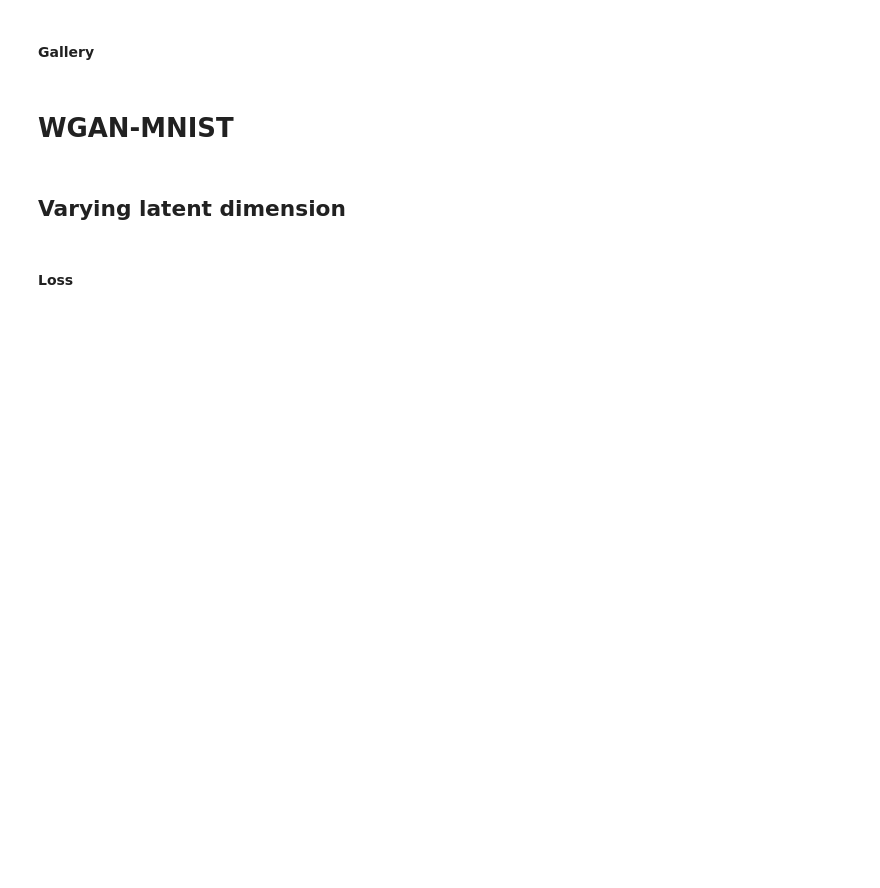
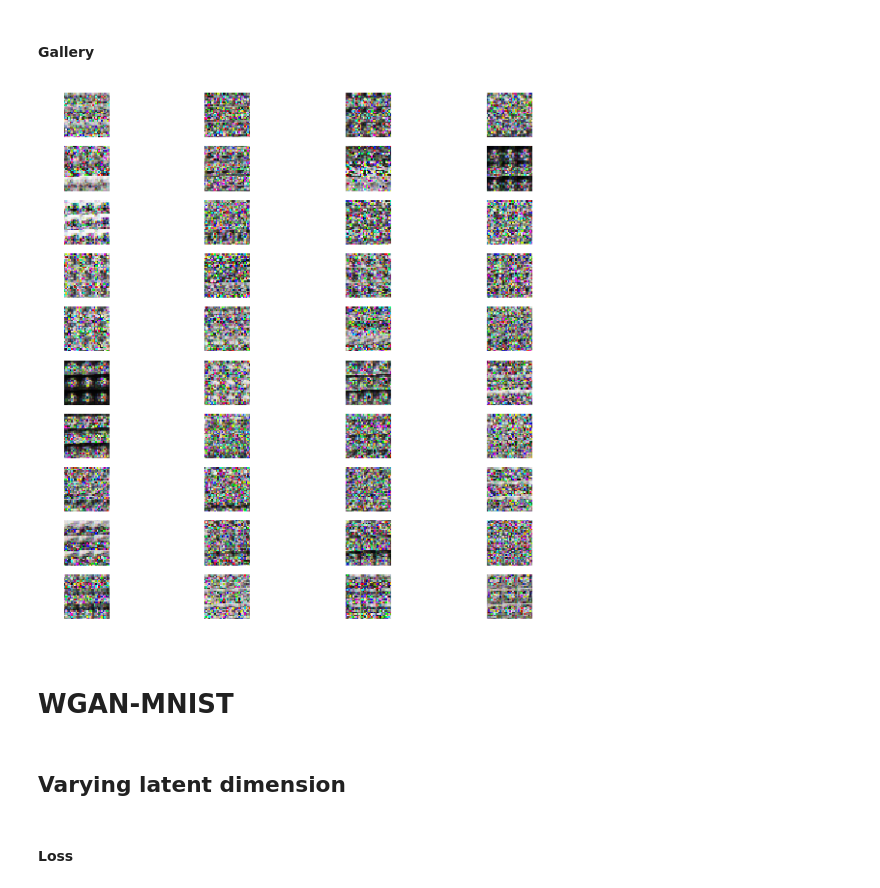
Before and after one commit to sofa13/csi5138_a4, a Jupyter notebook: Report.ipynb, the cells around one changed output. Cells and saved outputs as stored; diff of their text form; code cells hidden in the pictures; blank space fills up the shorter version.

```diff
--- a/Report.ipynb
+++ b/Report.ipynb
@@ -138,5 +142,9 @@ Image(filename='./images/gan_mnist_gallery_latent10_intermediate128.png')
 # %% [markdown]
 #### Gallery
+# %%
+Image(filename='./images-GAN/gan_cifar10_gallery_latent100_intermediate4096.png')
+# %% [output]
+[figure, added]
 # %% [markdown]
 # WGAN-MNIST
 # %% [markdown]
```
Also changed, not shown: parts of 1 cell of this notebook, 1 other file.
